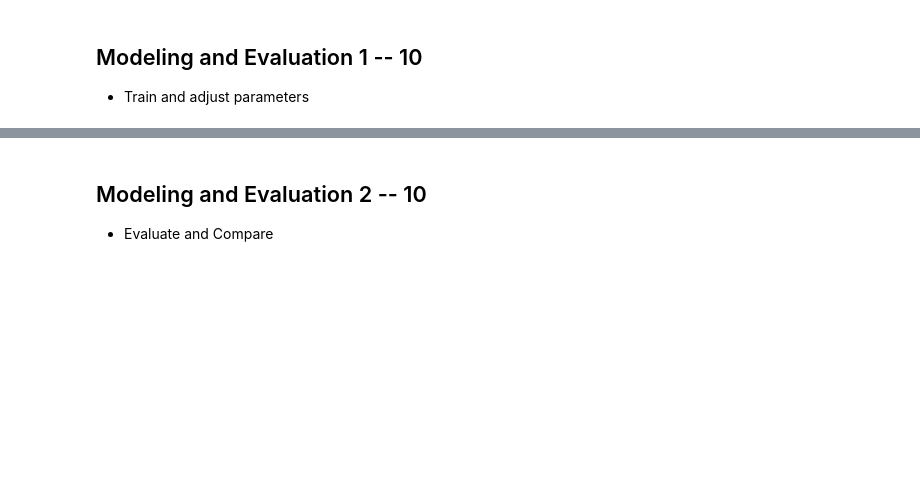
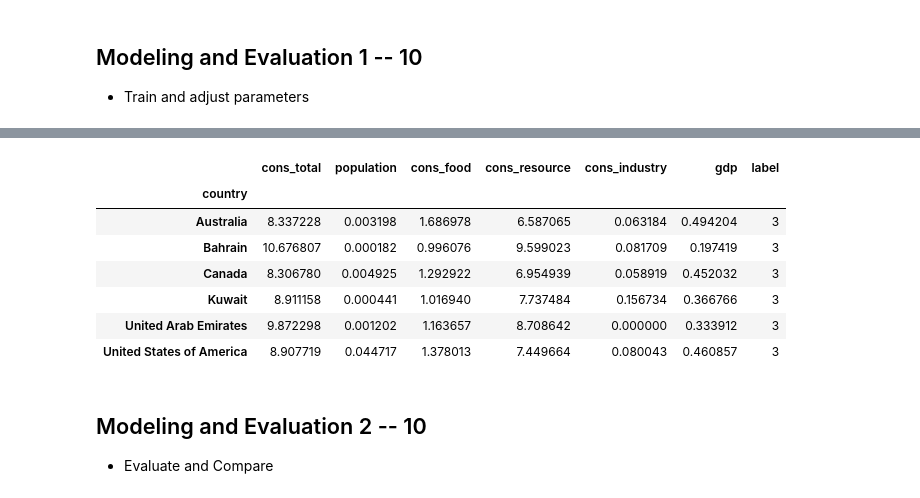
Before and after one commit to tdeason416/DS7331_grp3, a Jupyter notebook: Draft_3.ipynb, the cells around one changed output, grey strips where cells are left out. Cells and saved outputs as stored; diff of their text form; code cells hidden in the pictures; blank space fills up the shorter version.

```diff
--- a/Draft_3.ipynb
+++ b/Draft_3.ipynb
@@ -303,0 +383,6 @@ pd.plotting.scatter_matrix(
+# %%
+consume_df['population'] = consume_df['population'] / consume_df['population'].max()
+consume_df['gdp'] = consume_df['gdp'] / consume_df['gdp'].max()
+consume_df.loc[consume_df['gdp'].fillna('NA') == 'NA', 'gdp'] = consume_df['gdp'].mean()
+# %%
+model = KMeans(5)
@@ -303,0 +415,2 @@ pd.plotting.scatter_matrix(
+# %%
+consume_df['label'] = model.labels_
@@ -304,3 +424,14 @@ pd.plotting.scatter_matrix(
+# %%
+consume_df[consume_df['label'] == 3]
+# %% [output]
+|  | cons_total | population | cons_food | cons_resource | cons_industry | gdp | label |
+| country |  |  |  |  |  |  |  |
+| Australia | 8.337228 | 0.003198 | 1.686978 | 6.587065 | 0.063184 | 0.494204 | 3 |
+| Bahrain | 10.676807 | 0.000182 | 0.996076 | 9.599023 | 0.081709 | 0.197419 | 3 |
+| Canada | 8.306780 | 0.004925 | 1.292922 | 6.954939 | 0.058919 | 0.452032 | 3 |
+| Kuwait | 8.911158 | 0.000441 | 1.016940 | 7.737484 | 0.156734 | 0.366766 | 3 |
+| United Arab Emirates | 9.872298 | 0.001202 | 1.163657 | 8.708642 | 0.000000 | 0.333912 | 3 |
+| United States of America | 8.907719 | 0.044717 | 1.378013 | 7.449664 | 0.080043 | 0.460857 | 3 |
 # %% [markdown]
 ## Modeling and Evaluation 2 -- 10
 * Evaluate and Compare
```
Also changed, not shown: parts of 37 cells of this notebook.
